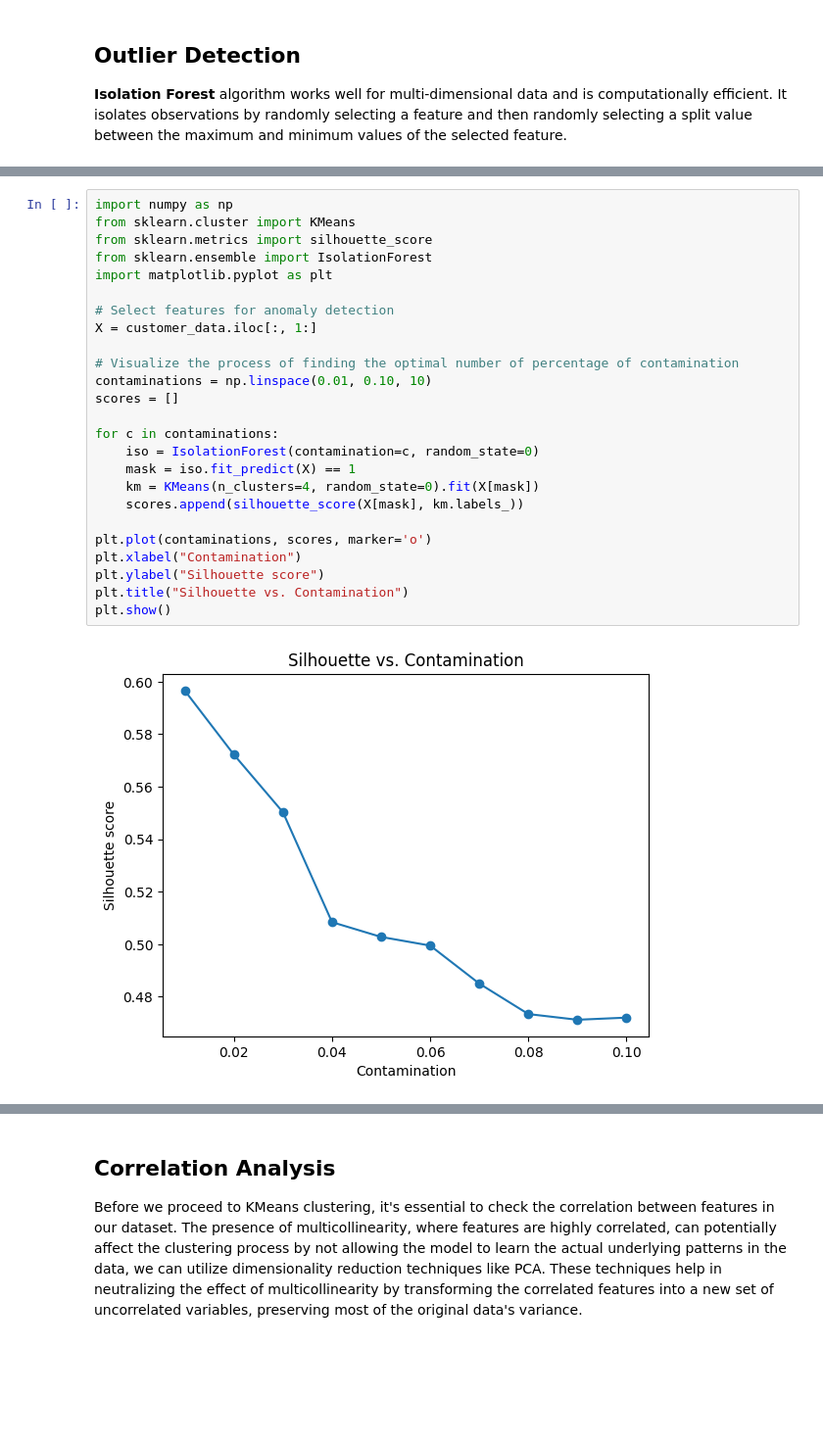
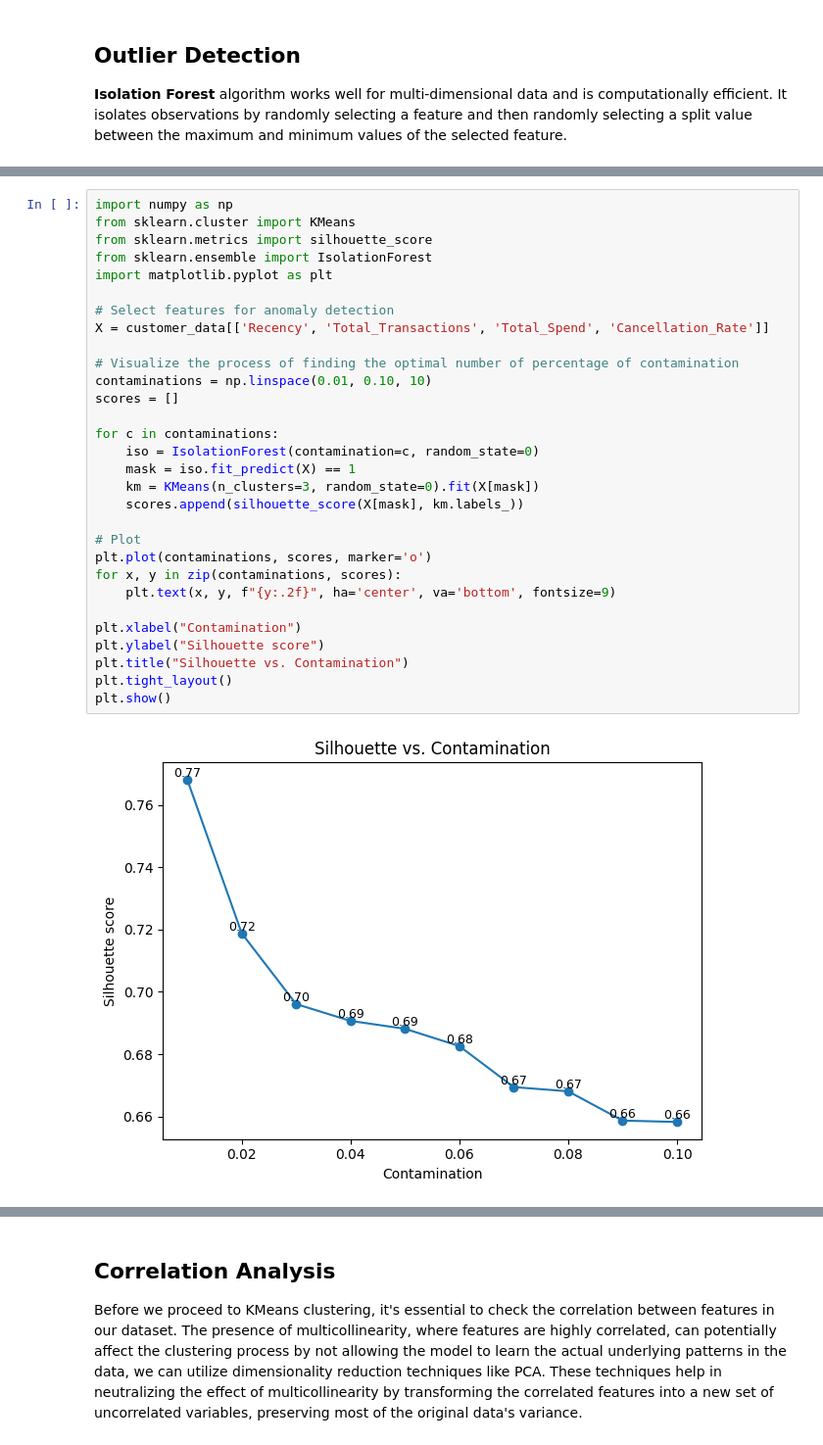
Before and after one commit to EduardoC15/Customer-Segmentation-for-e-commerce, a Jupyter notebook: e-commerce_EDA/e-commerce_RFM_Segmentation.ipynb, the cells around one changed output, grey strips where cells are left out. Shown at 98% size. Saved outputs shown, nothing was run; the diff lists cells and outputs as text; blank space fills up the shorter version.

Commit message:
Dimensionality Reduction, Applying clustering kmeans and metricis inferences

```diff
--- a/e-commerce_EDA/e-commerce_RFM_Segmentation.ipynb
+++ b/e-commerce_EDA/e-commerce_RFM_Segmentation.ipynb
@@ -760,29 +794,34 @@ customer_data.head()
 # %%
 import numpy as np
 from sklearn.cluster import KMeans
 from sklearn.metrics import silhouette_score
 from sklearn.ensemble import IsolationForest
 import matplotlib.pyplot as plt
 
 # Select features for anomaly detection
-X = customer_data.iloc[:, 1:]
+X = customer_data[['Recency', 'Total_Transactions', 'Total_Spend', 'Cancellation_Rate']]
 
 # Visualize the process of finding the optimal number of percentage of contamination
 contaminations = np.linspace(0.01, 0.10, 10)
 scores = []
 
 for c in contaminations:
     iso = IsolationForest(contamination=c, random_state=0)
     mask = iso.fit_predict(X) == 1
-    km = KMeans(n_clusters=4, random_state=0).fit(X[mask])
+    km = KMeans(n_clusters=3, random_state=0).fit(X[mask])
     scores.append(silhouette_score(X[mask], km.labels_))
 
+# Plot
 plt.plot(contaminations, scores, marker='o')
+for x, y in zip(contaminations, scores):
+    plt.text(x, y, f"{y:.2f}", ha='center', va='bottom', fontsize=9)
+
 plt.xlabel("Contamination")
 plt.ylabel("Silhouette score")
 plt.title("Silhouette vs. Contamination")
+plt.tight_layout()
 plt.show()
 # %% [output]
-[figure, old version]
+[figure, new version]
 # %%
 # Fit the Isolation Forest model
```
Also changed, not shown: parts of 23 cells of this notebook.
